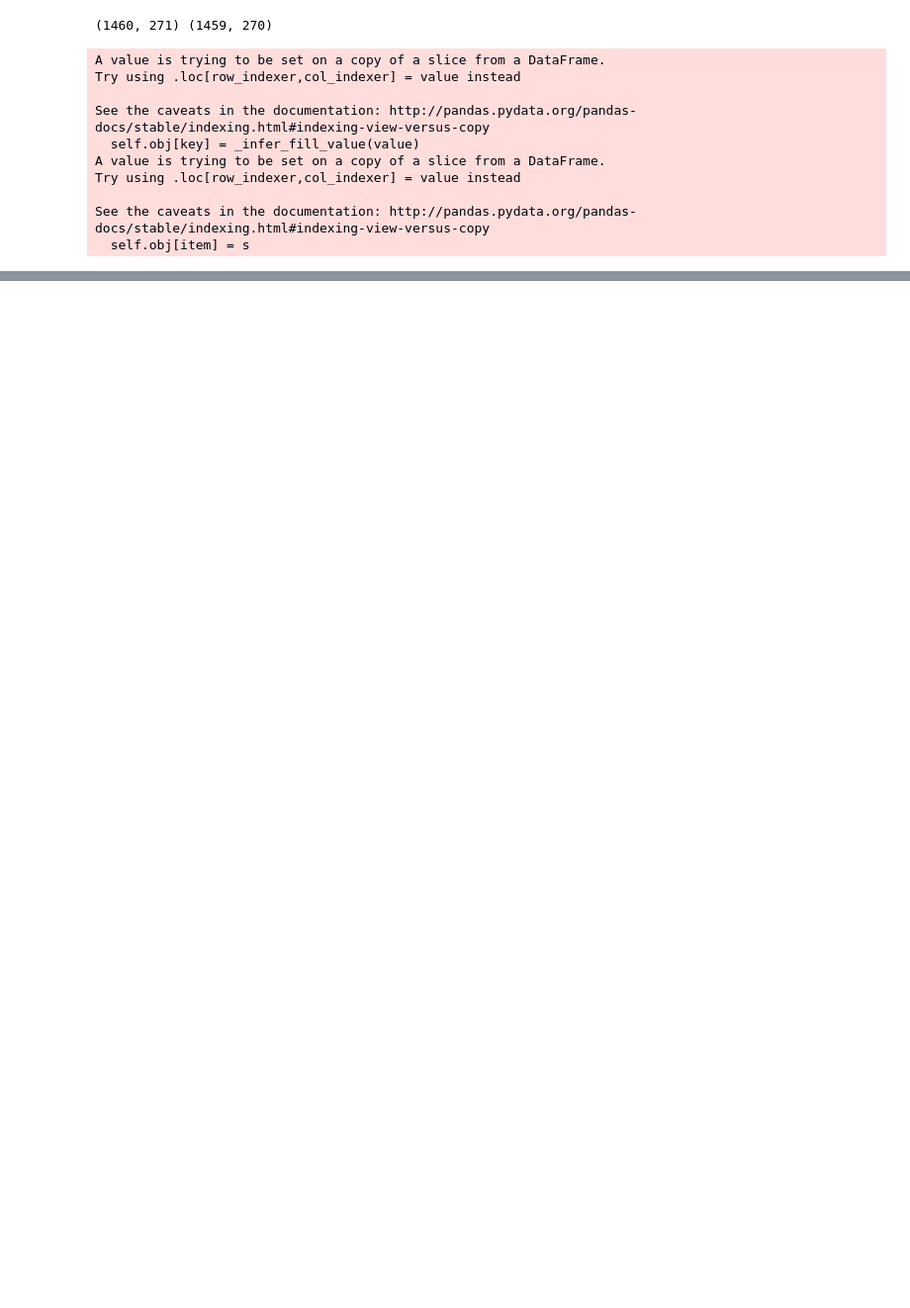
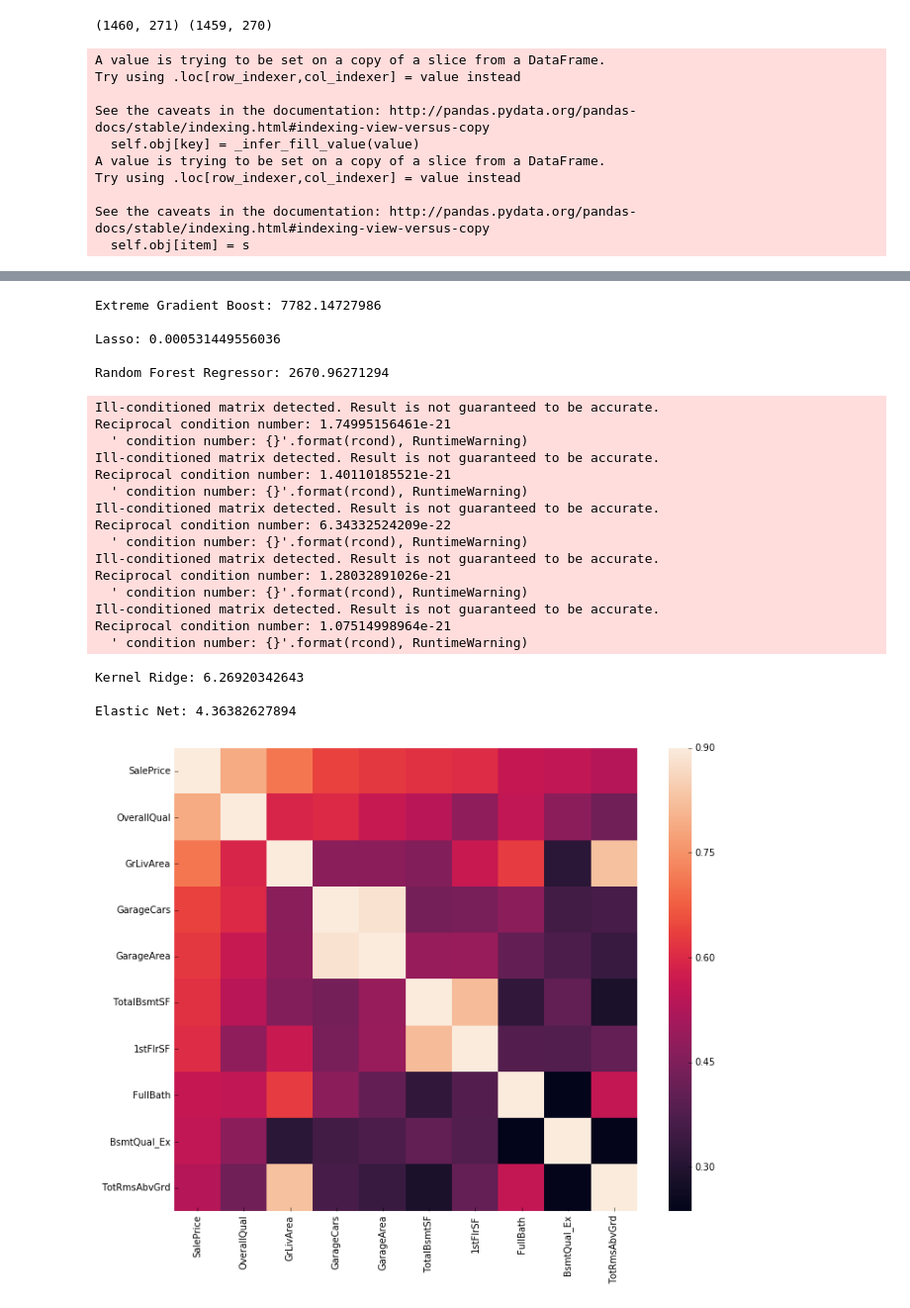
Before and after one commit to RHaran98/house_prices_prediction, a Jupyter notebook: visual.ipynb, the cells around one changed output, grey strips where cells are left out. Shown at 99% size. Cells and saved outputs as stored; diff of their text form; code cells hidden in the pictures; blank space fills up the shorter version.

```diff
--- a/visual.ipynb
+++ b/visual.ipynb
@@ -136,7 +141,8 @@ import xgboost as xgb
 import lightgbm as lgb
 from sklearn.pipeline import make_pipeline
 from sklearn.model_selection import KFold, cross_val_score, train_test_split
-from sklearn.preprocessing import RobustScaler
+from sklearn.preprocessing import RobustScaler,MinMaxScaler
+from sklearn.decomposition import PCA
 
 KRR = KernelRidge(alpha=0.6, kernel='polynomial', degree=2, coef0=2.5)
 
@@ -162,13 +168,22 @@ model_lgb = lgb.LGBMRegressor(objective='regression',num_leaves=5,
                               bagging_freq = 5, feature_fraction = 0.2319,
                               feature_fraction_seed=9, bagging_seed=9,
                               min_data_in_leaf =6, min_sum_hessian_in_leaf = 11)
+randForr = RandomForestRegressor()
 
 
-classifiers = {"Kernel Ridge" : KRR,"Elastic Net" : ENet,"Lasso" : lasso,"Gradient Boost":GBoost,
-               "Extreme Gradient Boost":model_xgb,"Light gradient boost":model_lgb}
+classifiers = {"Kernel Ridge" : KRR,"Elastic Net" : ENet,"Lasso" : lasso,
+               "Extreme Gradient Boost":model_xgb,"Random Forest Regressor":randForr}
 # %%
 def rmsle_cv(model,train,n_folds):
     x_train,y_train = train.drop(["SalePrice"],axis=1),train.loc[:,"SalePrice"]
     kf = KFold(n_folds, shuffle=True, random_state=42).get_n_splits(x_train)
     rmse= np.sqrt(-cross_val_score(model, train.values, y_train, scoring="neg_mean_squared_error", cv = kf))
     return(rmse)
+
+def cross_validate(train,classifiers):
+    acc = {}
+    for clf_name,clf in classifiers.items():
+        score = rmsle_cv(clf,train,5)
+        print("\n{}: {} ".format(clf_name,score.mean()))
+        acc[clf_name] = score.mean()
+    return acc
@@ -180,0 +227,29 @@ AttributeError: 'numpy.float64' object has no attribute '2f'
+# %%
+train_sorted = train_sorted.iloc[:,:10]
+plotCorr(train_sorted)
+acc_corr = cross_validate(train_sorted,classifiers)
+# %% [output]
+Extreme Gradient Boost: 7782.14727986
+
+Lasso: 0.000531449556036
+
+Random Forest Regressor: 2670.96271294
+Ill-conditioned matrix detected. Result is not guaranteed to be accurate.
+Reciprocal condition number: 1.74995156461e-21
+  ' condition number: {}'.format(rcond), RuntimeWarning)
+Ill-conditioned matrix detected. Result is not guaranteed to be accurate.
+Reciprocal condition number: 1.40110185521e-21
+  ' condition number: {}'.format(rcond), RuntimeWarning)
+Ill-conditioned matrix detected. Result is not guaranteed to be accurate.
+Reciprocal condition number: 6.34332524209e-22
+  ' condition number: {}'.format(rcond), RuntimeWarning)
+Ill-conditioned matrix detected. Result is not guaranteed to be accurate.
+Reciprocal condition number: 1.28032891026e-21
+  ' condition number: {}'.format(rcond), RuntimeWarning)
+Ill-conditioned matrix detected. Result is not guaranteed to be accurate.
+Reciprocal condition number: 1.07514998964e-21
+  ' condition number: {}'.format(rcond), RuntimeWarning)
+Kernel Ridge: 6.26920342643
+
+Elastic Net: 4.36382627894
+[figure, added]
```
Also changed, not shown: parts of 12 cells of this notebook.
